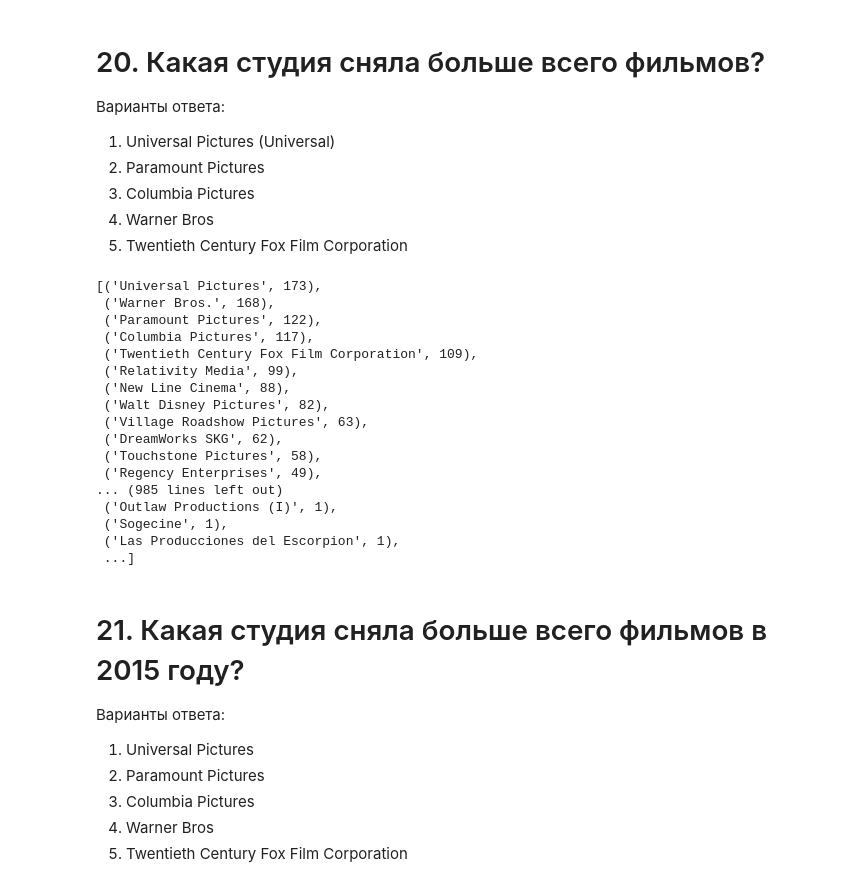
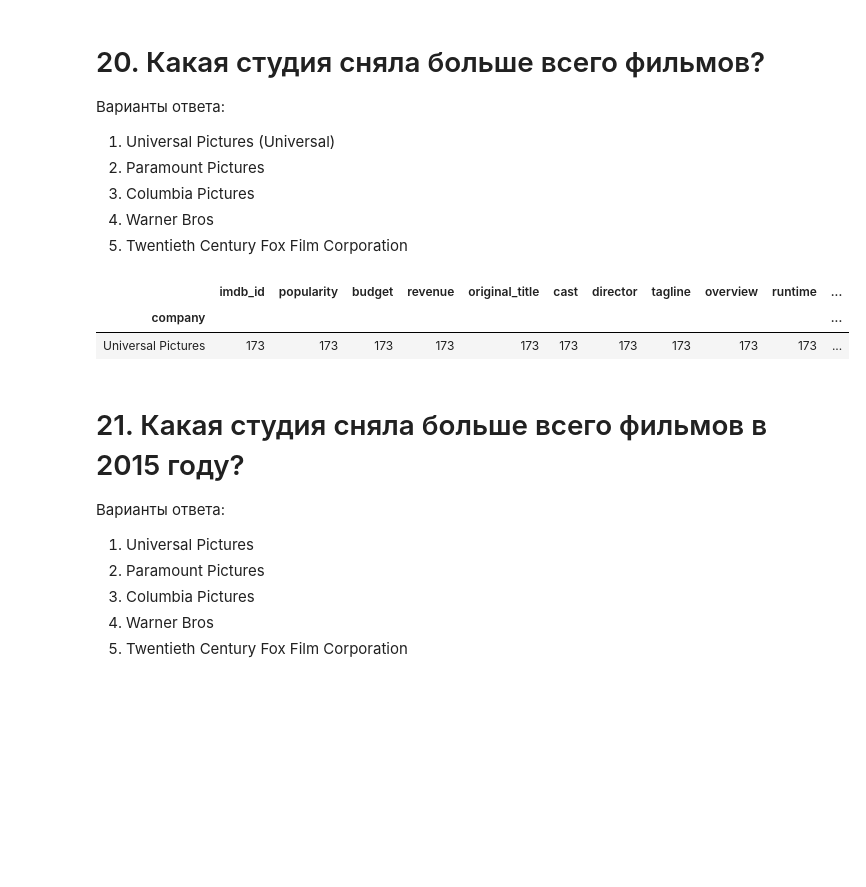
Before and after one commit to nanoflooder/sf_module_1, a Jupyter notebook: [SF-DST] Movies IMBD v3.0.ipynb, the cells around one changed output. Drawn from its saved outputs; the diff is of its cells as text; code cells hidden in the pictures; blank space fills up the shorter version.

```diff
--- a/[SF-DST] Movies IMBD v3.0.ipynb
+++ b/[SF-DST] Movies IMBD v3.0.ipynb
@@ -432,34 +343,14 @@ answer_ls.append(2)
 3. Columbia Pictures
 4. Warner Bros
 5. Twentieth Century Fox Film Corporation
-# %%
-stud_tmp=[]
-for i in data.production_companies:
-    stud_tmp.append(i.split("|"))
-stud_list = []
-for sublist in stud_tmp:
-    for item in sublist:
-        stud_list.append(item)
-display(Counter(stud_list).most_common())
-answer_ls.append(1)
-# %% [output]
-[('Universal Pictures', 173),
- ('Warner Bros.', 168),
- ('Paramount Pictures', 122),
- ('Columbia Pictures', 117),
- ('Twentieth Century Fox Film Corporation', 109),
- ('Relativity Media', 99),
- ('New Line Cinema', 88),
- ('Walt Disney Pictures', 82),
- ('Village Roadshow Pictures', 63),
- ('DreamWorks SKG', 62),
- ('Touchstone Pictures', 58),
- ('Regency Enterprises', 49),
-... (985 lines left out)
- ('Outlaw Productions (I)', 1),
- ('Sogecine', 1),
- ('Las Producciones del Escorpion', 1),
- ...]
+# %%
+joined=data.merge(companies,on='imdb_id',how='outer')
+display(joined.groupby('company').count().sort_values('production_companies').tail(1))
+answer_ls.append(1)
+# %% [output]
+|  | imdb_id | popularity | budget | revenue | original_title | cast | director | tagline | overview | runtime | ... |
+| company |  |  |  |  |  |  |  |  |  |  | ... |
+| Universal Pictures | 173 | 173 | 173 | 173 | 173 | 173 | 173 | 173 | 173 | 173 | ... |
 # %% [markdown]
 # 21. Какая студия сняла больше всего фильмов в 2015 году?
 Варианты ответа:
```
Also changed, not shown: parts of 31 cells of this notebook.
